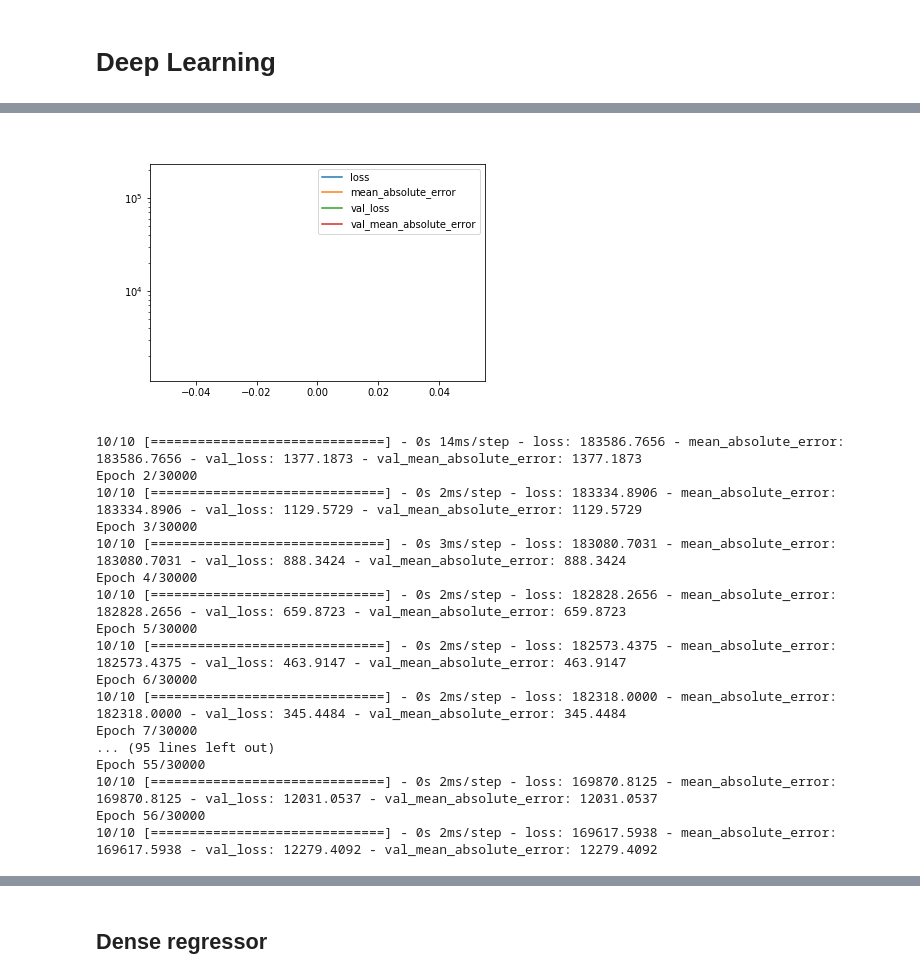
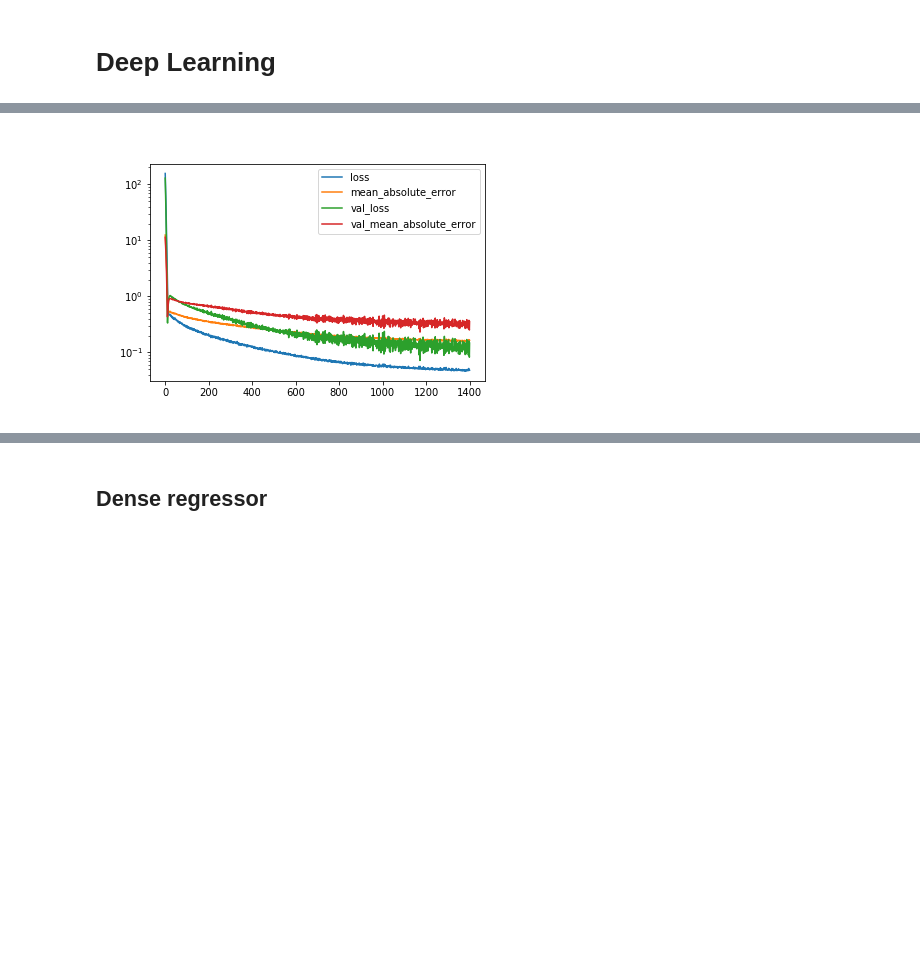
Before and after one commit to elda27/RegressionBenchmark, a Jupyter notebook: HousePriceRegression.ipynb, the cells around one changed output, grey strips where cells are left out. Cells and saved outputs as stored; diff of their text form; code cells hidden in the pictures; blank space fills up the shorter version.

```diff
--- a/HousePriceRegression.ipynb
+++ b/HousePriceRegression.ipynb
@@ -83,7 +83,7 @@ class FloatConverter:
     def forward(self, x):
         y = x.astype(np.float32)
         if self.log:
-            y = np.log(y)
+            y = np.log(y + 1)
         if self.fillna is not None:
             y = self.apply_fillna(y)
         return y
@@ -539,56 +518,47 @@ output_dir = Path('loss_dense_net')
 output_dir.mkdir(exist_ok=True)
 
 def make_tf_dataset(xs_df, ys_df):
     return tf.data.Dataset.from_tensor_slices((
         xs_df.to_numpy().astype(np.float32),
         ys_df.to_numpy().astype(np.float32)
     )).shuffle(buffer_size=len(xs_df)) \
       .batch(64)
 
 for i in trange(KFOLD):
     with tf.device('/gpu:0'):
         train_df, valid_df, test_df = get_dataset(i, no_valid=no_valid)
-        train_xs_df, train_ys_df, converters = get_data(train_df, fillna='median', y_log=False)
+        train_xs_df, train_ys_df, converters = get_data(train_df, fillna='median', y_log=True)
         valid_xs_df, valid_ys_df, _ = get_data(valid_df, converters=converters)
         test_xs_df, test_ys_df, _ = get_data(test_df, converters=converters)
 
         train_dataset = make_tf_dataset(train_xs_df, train_ys_df)
         valid_dataset = make_tf_dataset(valid_xs_df, valid_ys_df)
 
-        model = DenseRegressor([1000] * 8 + [1])
+        # model = DenseRegressor([1000] * 4 + [1])
+        # model = ResidualRegressor(1, n_layers=30, n_dims=1000)
+        model = SelfAttentionRegression(1, n_layers=4, d_model=256)
         model.compile(
-            optimizer=tf.keras.optimizers.Adam(learning_rate=1e-3),
-            loss=['mean_absolute_error'], #mean_squared_logarithmic_error
+            optimizer=tf.keras.optimizers.Adam(learning_rate=1e-5),
+            loss=['mean_squared_error'], #mean_squared_logarithmic_error
             metrics=['mean_absolute_error'],
         )
 
         plot_callback =  PlotCallback(step=100)
+        callbacks = [
+            plot_callback,
+            tf.keras.callbacks.EarlyStopping(monitor='val_loss', patience=500)
+        ]
         model.fit(
             train_dataset, epochs=30000,
             validation_data=valid_dataset,
-            callbacks=[plot_callback, tf.keras.callbacks.EarlyStopping(monitor='val_loss', patience=50)])
+            callbacks=callbacks,
+            verbose=0
+        )
         plot_callback.saveas(output_dir / f'loss_{i}.png')
 
         models.append(model)
 # %% [output]
-[figure, old version]
+[figure, new version]
-10/10 [==============================] - 0s 14ms/step - loss: 183586.7656 - mean_absolute_error: 183586.7656 - val_loss: 1377.1873 - val_mean_absolute_error: 1377.1873
-Epoch 2/30000
-10/10 [==============================] - 0s 2ms/step - loss: 183334.8906 - mean_absolute_error: 183334.8906 - val_loss: 1129.5729 - val_mean_absolute_error: 1129.5729
-Epoch 3/30000
-10/10 [==============================] - 0s 3ms/step - loss: 183080.7031 - mean_absolute_error: 183080.7031 - val_loss: 888.3424 - val_mean_absolute_error: 888.3424
-Epoch 4/30000
-10/10 [==============================] - 0s 2ms/step - loss: 182828.2656 - mean_absolute_error: 182828.2656 - val_loss: 659.8723 - val_mean_absolute_error: 659.8723
-Epoch 5/30000
-10/10 [==============================] - 0s 2ms/step - loss: 182573.4375 - mean_absolute_error: 182573.4375 - val_loss: 463.9147 - val_mean_absolute_error: 463.9147
-Epoch 6/30000
-10/10 [==============================] - 0s 2ms/step - loss: 182318.0000 - mean_absolute_error: 182318.0000 - val_loss: 345.4484 - val_mean_absolute_error: 345.4484
-Epoch 7/30000
-... (95 lines left out)
-Epoch 55/30000
-10/10 [==============================] - 0s 2ms/step - loss: 169870.8125 - mean_absolute_error: 169870.8125 - val_loss: 12031.0537 - val_mean_absolute_error: 12031.0537
-Epoch 56/30000
-10/10 [==============================] - 0s 2ms/step - loss: 169617.5938 - mean_absolute_error: 169617.5938 - val_loss: 12279.4092 - val_mean_absolute_error: 12279.4092
 # %%
 # Evaluation models
 BATCH_SIZE = 64
```
Also changed, not shown: parts of 3 cells of this notebook.
